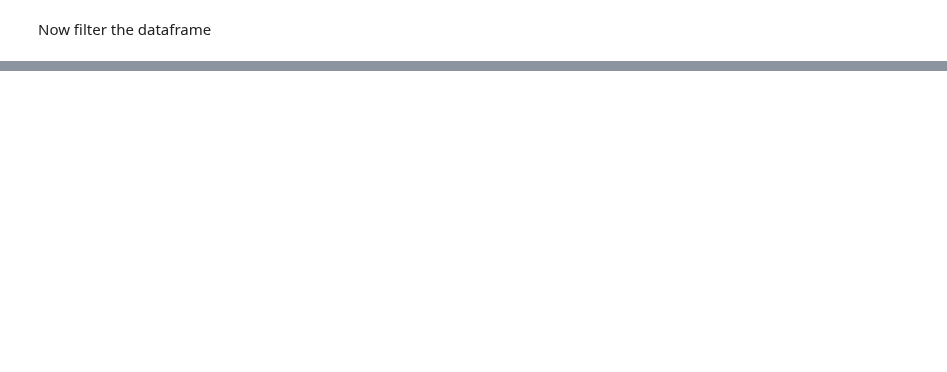
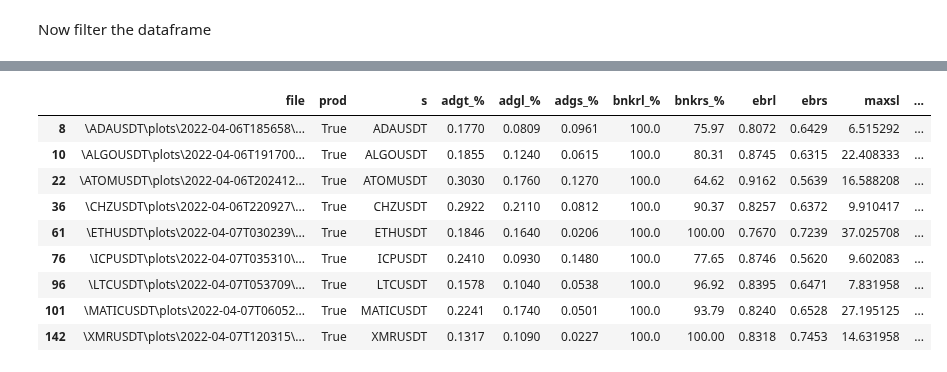
Before and after one commit to shroukkhan/passivbot, a Jupyter notebook: analyze_result_binance.ipynb, the cells around one changed output, grey strips where cells are left out. Cells and saved outputs as stored; diff of their text form; code cells hidden in the pictures; blank space fills up the shorter version.

```diff
--- a/analyze_result_binance.ipynb
+++ b/analyze_result_binance.ipynb
@@ -229,0 +221,7 @@ See the caveats in the documentation: https://pandas.pydata.org/pandas-docs/stab
+# %%
+ds = dx[
+   (dx['adgs_%'] > 0.00)
+  #& (dx['bnkrs_%'] == 100.00)
+]
+ds = ds[['file', 'prod', 's', 'adgs_%', 'bnkrs_%','ebrs','maxss', 'pamaxs','pastds' ]]
+ds
@@ -229,0 +264,10 @@ See the caveats in the documentation: https://pandas.pydata.org/pandas-docs/stab
+# %%
+## find the ones that are not supposed to be shorted!
+short_symbols = ds['s'].tolist()
+
+config = pd.read_csv('run_config.csv')
+config['usdt'] = config['symbol']+'USDT'
+config = config[(~config.usdt.isin(short_symbols)) & (config['short_mode'] == 'n')]
+## find the risky ones!
+not_supposed_to_be_shorted = config['usdt'].tolist()
+not_supposed_to_be_shorted
@@ -229,0 +284,19 @@ See the caveats in the documentation: https://pandas.pydata.org/pandas-docs/stab
+# %%
+dx
+# ss = dx['s'].tolist()
+# ss
+ds_not_good = dx[(dx.s.isin(not_supposed_to_be_shorted))]
+#s_not_good
+#ds_not_good
+ds_not_good
+# %% [output]
+|  | file | prod | s | adgt_% | adgl_% | adgs_% | bnkrl_% | bnkrs_% | ebrl | ebrs | maxsl | ... |
+| 8 | \ADAUSDT\plots\2022-04-06T185658\... | True | ADAUSDT | 0.1770 | 0.0809 | 0.0961 | 100.0 | 75.97 | 0.8072 | 0.6429 | 6.515292 | ... |
+| 10 | \ALGOUSDT\plots\2022-04-06T191700... | True | ALGOUSDT | 0.1855 | 0.1240 | 0.0615 | 100.0 | 80.31 | 0.8745 | 0.6315 | 22.408333 | ... |
+| 22 | \ATOMUSDT\plots\2022-04-06T202412... | True | ATOMUSDT | 0.3030 | 0.1760 | 0.1270 | 100.0 | 64.62 | 0.9162 | 0.5639 | 16.588208 | ... |
+| 36 | \CHZUSDT\plots\2022-04-06T220927\... | True | CHZUSDT | 0.2922 | 0.2110 | 0.0812 | 100.0 | 90.37 | 0.8257 | 0.6372 | 9.910417 | ... |
+| 61 | \ETHUSDT\plots\2022-04-07T030239\... | True | ETHUSDT | 0.1846 | 0.1640 | 0.0206 | 100.0 | 100.00 | 0.7670 | 0.7239 | 37.025708 | ... |
+| 76 | \ICPUSDT\plots\2022-04-07T035310\... | True | ICPUSDT | 0.2410 | 0.0930 | 0.1480 | 100.0 | 77.65 | 0.8746 | 0.5620 | 9.602083 | ... |
+| 96 | \LTCUSDT\plots\2022-04-07T053709\... | True | LTCUSDT | 0.1578 | 0.1040 | 0.0538 | 100.0 | 96.92 | 0.8395 | 0.6471 | 7.831958 | ... |
+| 101 | \MATICUSDT\plots\2022-04-07T06052... | True | MATICUSDT | 0.2241 | 0.1740 | 0.0501 | 100.0 | 93.79 | 0.8240 | 0.6528 | 27.195125 | ... |
+| 142 | \XMRUSDT\plots\2022-04-07T120315\... | True | XMRUSDT | 0.1317 | 0.1090 | 0.0227 | 100.0 | 100.00 | 0.8318 | 0.7453 | 14.631958 | ... |
```
Also changed, not shown: parts of 6 cells of this notebook, 15 other files.
